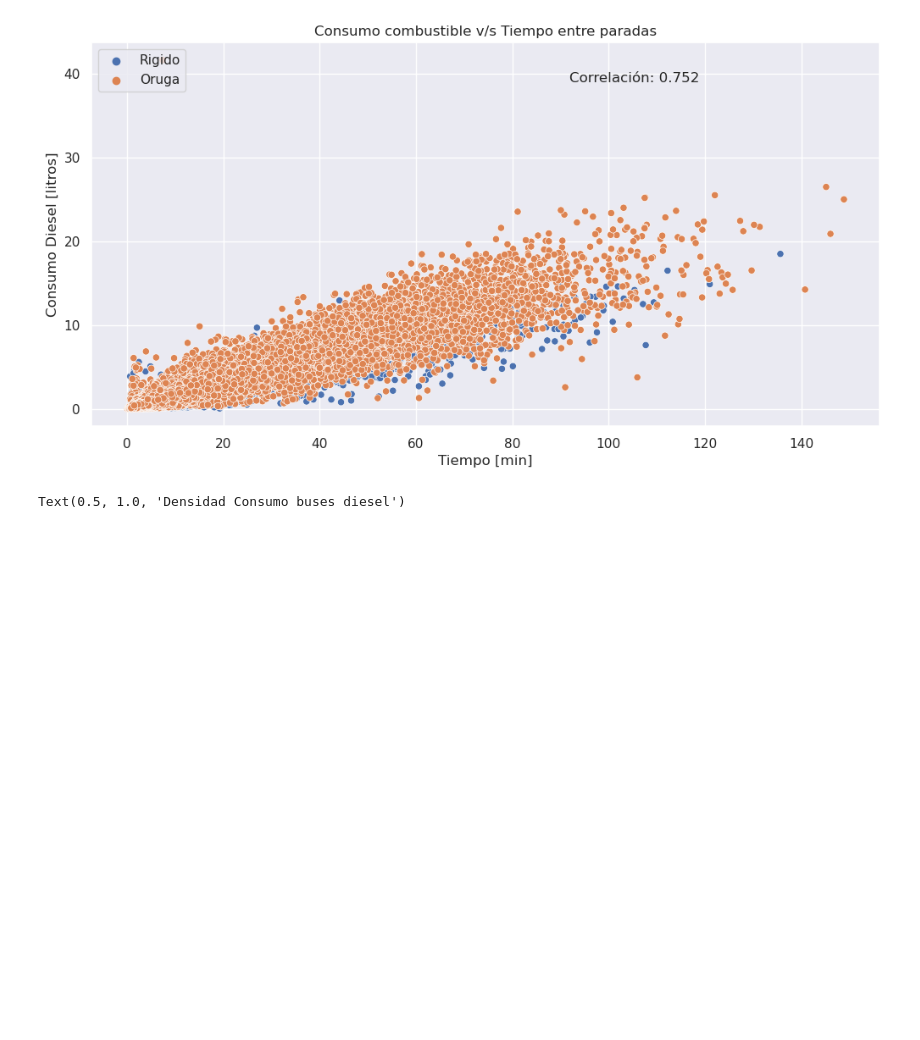
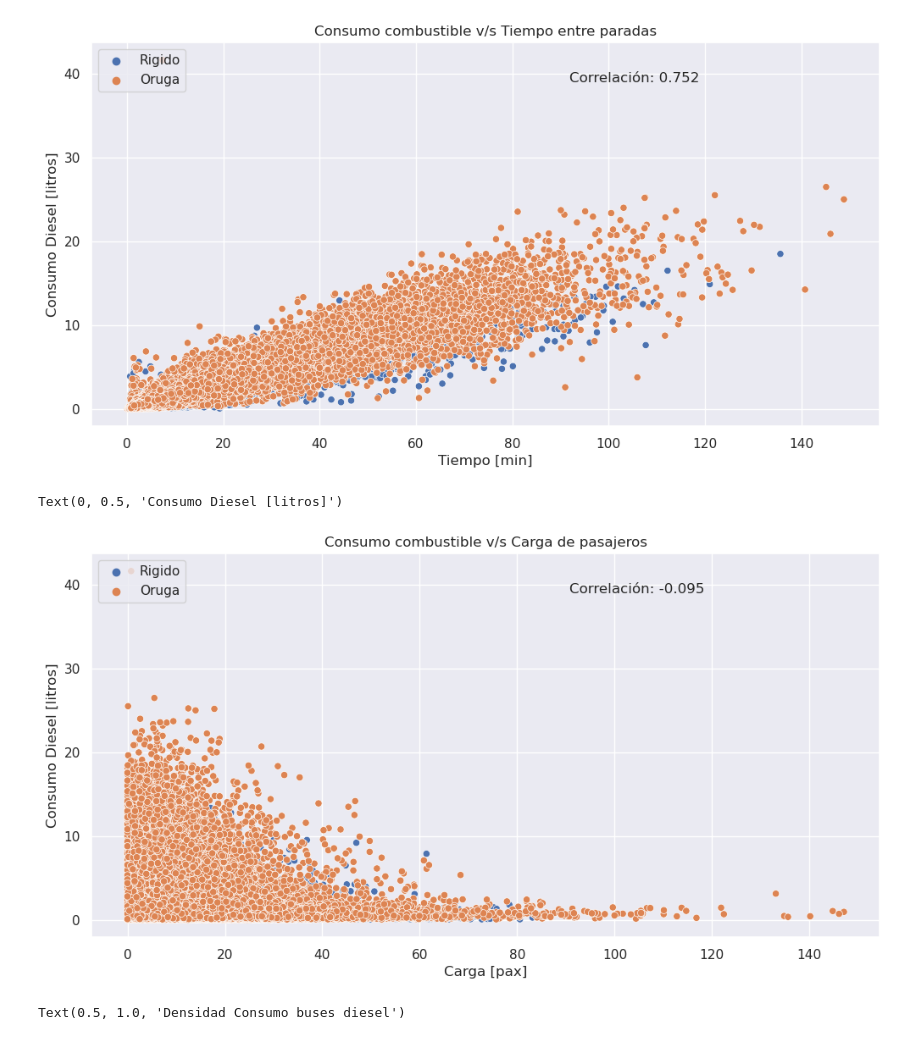
Before and after one commit to BrunoSE/estudio_consumo, a Jupyter notebook: explorar_cruce.ipynb, the cells around one changed output. Cells and saved outputs as stored; diff of their text form; code cells hidden in the pictures; blank space fills up the shorter version.

```diff
--- a/explorar_cruce.ipynb
+++ b/explorar_cruce.ipynb
@@ -277,6 +277,24 @@ plt.ylabel('Consumo Diesel [litros]')
 # %% [output]
 Text(0, 0.5, 'Consumo Diesel [litros]')
 [figure]
+# %%
+varx = 'Carga'
+vary = 'dC'
+sns.scatterplot(data=data_final,
+                x=varx, y=vary, hue='Tipo_bus')
+
+plt.legend(loc='upper left')
+
+plt.annotate(f"Correlación: {round(corr[varx][vary], 3)}",
+             xy=(0.625, 0.88), xycoords='figure fraction',
+             horizontalalignment='left', verticalalignment='top', fontsize=12)
+
+plt.title('Consumo combustible v/s Carga de pasajeros')
+plt.xlabel('Carga [pax]')
+plt.ylabel('Consumo Diesel [litros]')
+# %% [output]
+Text(0, 0.5, 'Consumo Diesel [litros]')
+[figure, added]
 # %%
 mediana_rigido = data_final.loc[data_final['Tipo_bus'] == 'Rigido', 'Cons_km'].quantile(0.5)
 mediana_oruga = data_final.loc[data_final['Tipo_bus'] == 'Oruga', 'Cons_km'].quantile(0.5)
```
Also changed, not shown: parts of 2 cells of this notebook, 1 other file.
